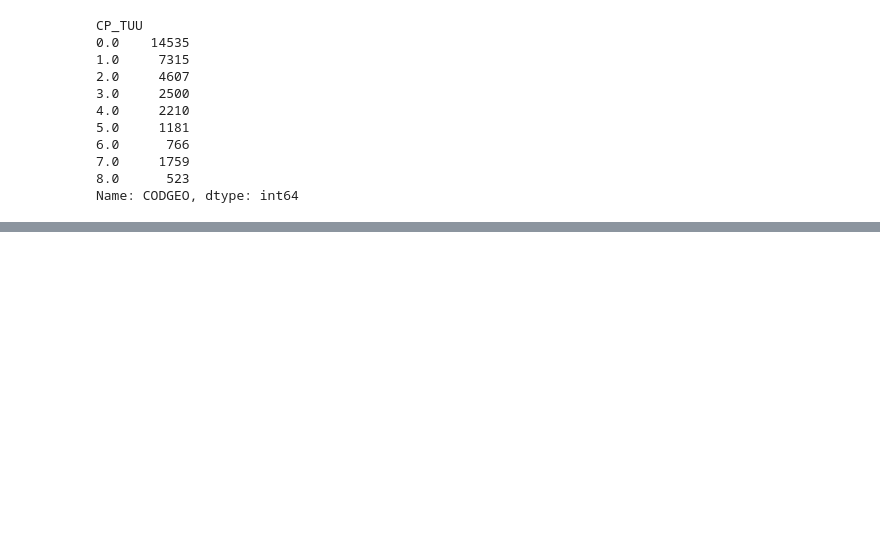
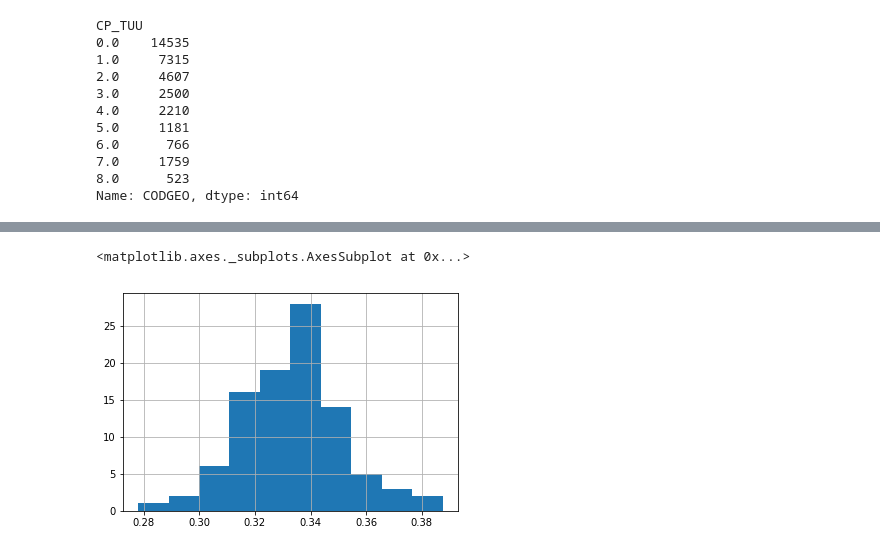
Before and after one commit to Paulaveillon/GDN, a Jupyter notebook: Notebook/Merge_geo.ipynb, the cells around one changed output, grey strips where cells are left out. Saved outputs shown, nothing was run; the diff lists cells and outputs as text; code cells hidden in the pictures; blank space fills up the shorter version.

```diff
--- a/Notebook/Merge_geo.ipynb
+++ b/Notebook/Merge_geo.ipynb
@@ -84,0 +188,5 @@ df["Code Postal"].str.find("/")
+# %%
+pop["perc_fisca"].hist()
+# %% [output]
+<matplotlib.axes._subplots.AxesSubplot at 0x...>
+[figure, added]
```
Also changed, not shown: parts of 12 cells of this notebook.
